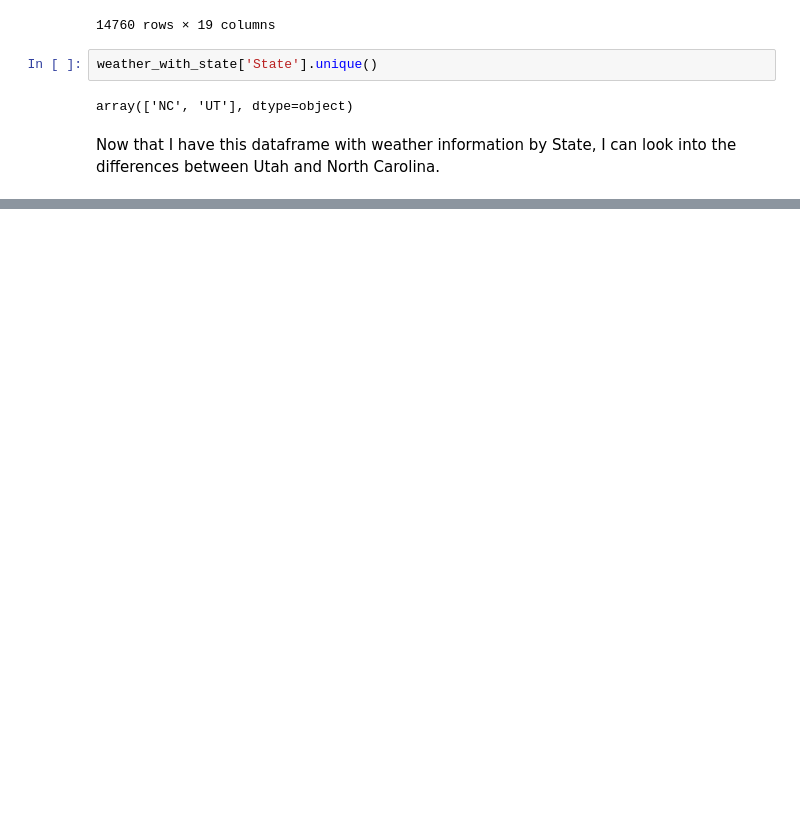
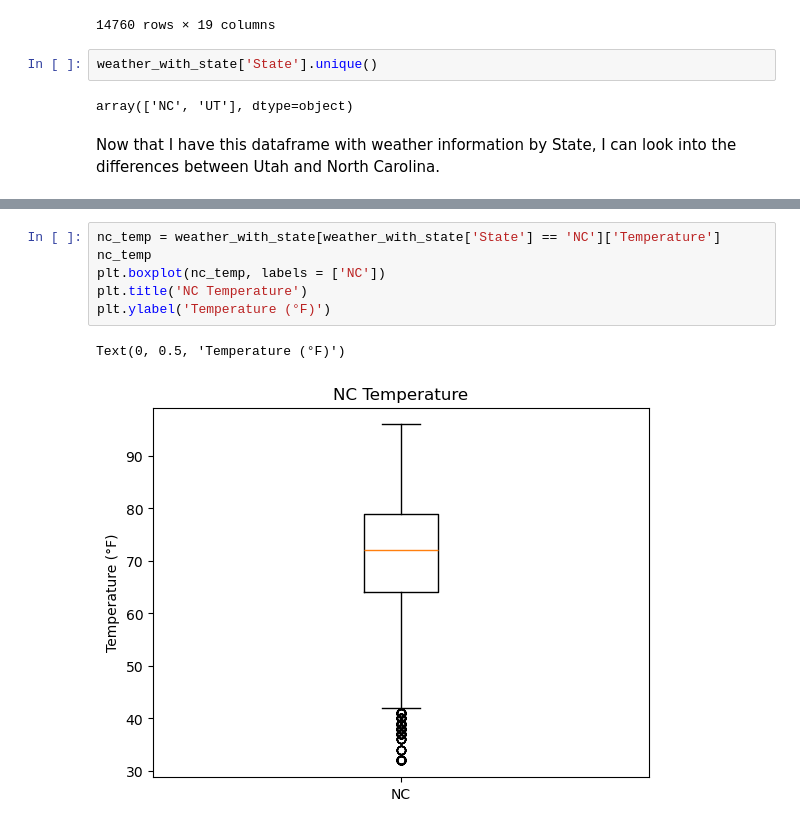
Before and after one commit to calkzhao/honeybees, a Jupyter notebook: jupyter_honeybee.ipynb, the cells around one changed output, grey strips where cells are left out. Drawn from its saved outputs; the diff is of its cells as text; blank space fills up the shorter version.

```diff
--- a/jupyter_honeybee.ipynb
+++ b/jupyter_honeybee.ipynb
@@ -186,0 +210,9 @@ weather_with_state.describe(include='all')
+# %%
+nc_temp = weather_with_state[weather_with_state['State'] == 'NC']['Temperature']
+nc_temp
+plt.boxplot(nc_temp, labels = ['NC'])
+plt.title('NC Temperature')
+plt.ylabel('Temperature (°F)')
+# %% [output]
+Text(0, 0.5, 'Temperature (°F)')
+[figure, added]
```
Also changed, not shown: parts of 9 cells of this notebook.
